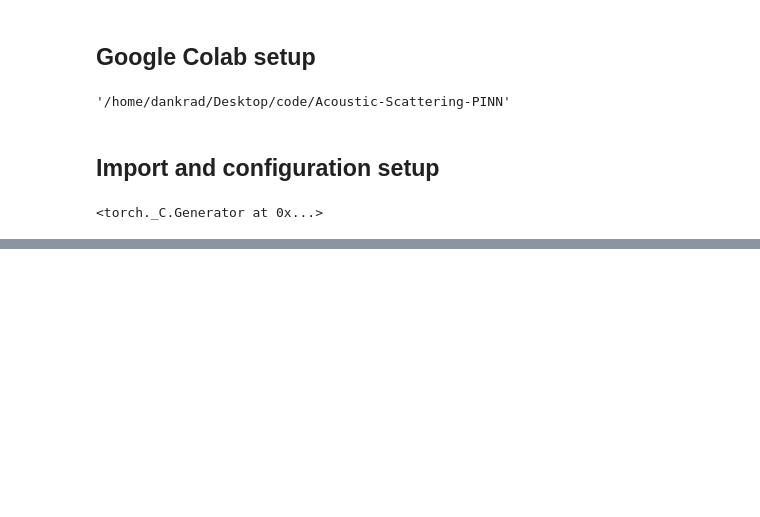
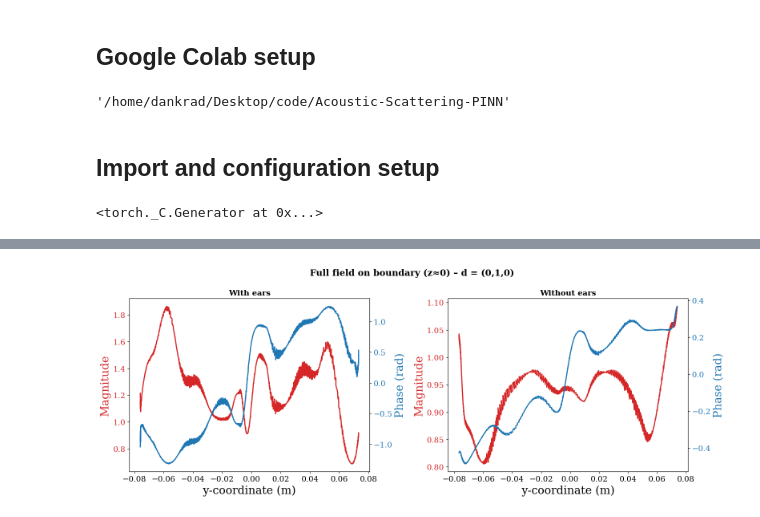
Before and after one commit to Dankradino/Acoustic-Scattering-PINN, a Jupyter notebook: Notebooks/head_filed_visualisation.ipynb, the cells around one changed output, grey strips where cells are left out. Saved outputs shown, nothing was run; the diff lists cells and outputs as text; code cells hidden in the pictures; blank space fills up the shorter version.

```diff
--- a/Notebooks/head_filed_visualisation.ipynb
+++ b/Notebooks/head_filed_visualisation.ipynb
@@ -383,0 +336,92 @@ FileNotFoundError: [Errno 2] No such file or directory: 'checkpoints/hrtf/cfg_fc
+# %%
+# --- Boundary-line comparison: with ear vs no ear ---
+# Extract boundary points near z=0 from each mesh
+
+def extract_boundary_ring(mesh, device, z_tol=0.01):
+    """Extract and sort boundary vertices near z=0 with positive x."""
+    b = torch.tensor(mesh.vertices, device=device)
+    idx = (torch.abs(b[:, 2]) < z_tol) & (b[:, 0] > 0)
+    b_filtered = b[idx]
+    order = torch.argsort(b_filtered[:, 1])
+    return b_filtered[order]
+
+def inc_wave(coords, config):
+    """Compute incident wave field at given coordinates."""
+    freq  = float(config['frequency'])
+    scale = float(config.get('scale', 1.0))
+    p0    = float(config.get('p0', 1.0))
+    k     = 2 * np.pi * freq / config['celerity']
+    mode  = config.get('mode', 'plane')
+
+    if mode == 'source':
+        x_source = config['source'].reshape(1, 3).float()
+        r = torch.linalg.norm(coords.float() - x_source, dim=1) / scale
+        r = torch.clamp(r, min=1e-6)
+        g = p0 * torch.exp(1j * k * r) / (4 * np.pi * r)
+    else:
+        direction = config['direction'].squeeze().float()
+        r = (coords.float() @ direction) / scale
+        g = torch.exp(1j * k * r)
+    return torch.stack((g.real, g.imag), dim=-1)
+
+def model_total_field(model, config, coords):
+    """Evaluate total field = scattered + incident on boundary coords."""
+    coords_t = coords.clone().to(device).float()
+    with torch.no_grad():
+        p_sc  = model(coords_t)
+        p_inc = inc_wave(coords_t, config)
+        p_tot = p_sc + p_inc
+    return p_tot.cpu().numpy()
+
+def mag_phase_decomp(model, config, boundary):
+    p = model_total_field(model, config, boundary)
+    p_complex = p[:, 0] + 1j * p[:, 1]
+    mag = np.abs(p_complex)
+    phase = np.unwrap(np.angle(p_complex))
+    return mag, phase
+
+# Extract boundary rings
+bnd_ear   = extract_boundary_ring(mesh_ear, device)
+bnd_noear = extract_boundary_ring(mesh_no_ear, device)
+
+# Compute mag/phase for both models
+mag_ear,   phase_ear   = mag_phase_decomp(model_with_ear,    config_ear,    bnd_ear)
+mag_noear, phase_noear = mag_phase_decomp(model_without_ear, config_no_ear, bnd_noear)
+
+# --- Plot ---
+plt.rcParams.update({'text.usetex': False, 'font.family': 'serif',
+                     'font.size': 14, 'axes.titlesize': 24, 'axes.labelsize': 20})
+fig, (ax1, ax3) = plt.subplots(1, 2, figsize=(16, 6))
+
+y_ear   = (bnd_ear[:, 1]   / config_ear['scale']).cpu().numpy()
+y_noear = (bnd_noear[:, 1] / config_no_ear['scale']).cpu().numpy()
+
+# Left: With ear
+ax1.set_xlabel('y-coordinate (m)')
+ax1.set_ylabel('Magnitude', color='tab:red')
+ax1.plot(y_ear, mag_ear, color='tab:red', lw=2, label='Magnitude')
+ax1.tick_params(axis='y', labelcolor='tab:red')
+ax2 = ax1.twinx()
+ax2.set_ylabel('Phase (rad)', color='tab:blue')
+ax2.plot(y_ear, phase_ear, color='tab:blue', lw=2, label='Phase')
+ax2.tick_params(axis='y', labelcolor='tab:blue')
+ax1.set_title('With ears', fontsize=14, fontweight='bold')
+
+# Right: No ear
+ax3.set_xlabel('y-coordinate (m)')
+ax3.set_ylabel('Magnitude', color='tab:red')
+ax3.plot(y_noear, mag_noear, color='tab:red', lw=2, label='Magnitude')
+ax3.tick_params(axis='y', labelcolor='tab:red')
+ax4 = ax3.twinx()
+ax4.set_ylabel('Phase (rad)', color='tab:blue')
+ax4.plot(y_noear, phase_noear, color='tab:blue', lw=2, label='Phase')
+ax4.tick_params(axis='y', labelcolor='tab:blue')
+ax3.set_title('Without ears', fontsize=14, fontweight='bold')
+
+dir_vec = config_ear['direction'].cpu().numpy().squeeze()
+fig.suptitle(f'Full field on boundary (z≈0) – d = ({dir_vec[0]:.0f},{dir_vec[1]:.0f},{dir_vec[2]:.0f})',
+             fontsize=16, fontweight='bold')
+fig.tight_layout()
+plt.show()
+# %% [output]
+[figure, added]
```
Also changed, not shown: parts of 16 cells of this notebook, 5 other files.
